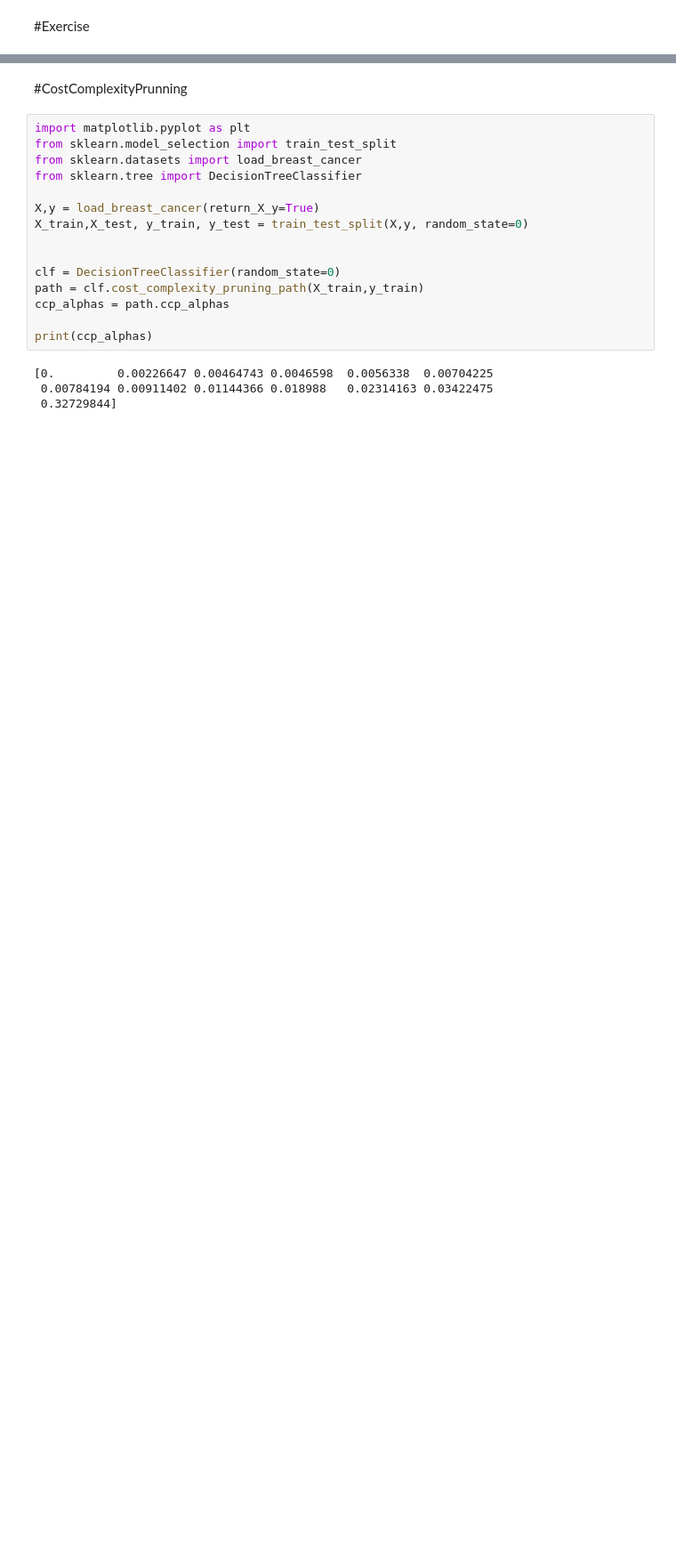
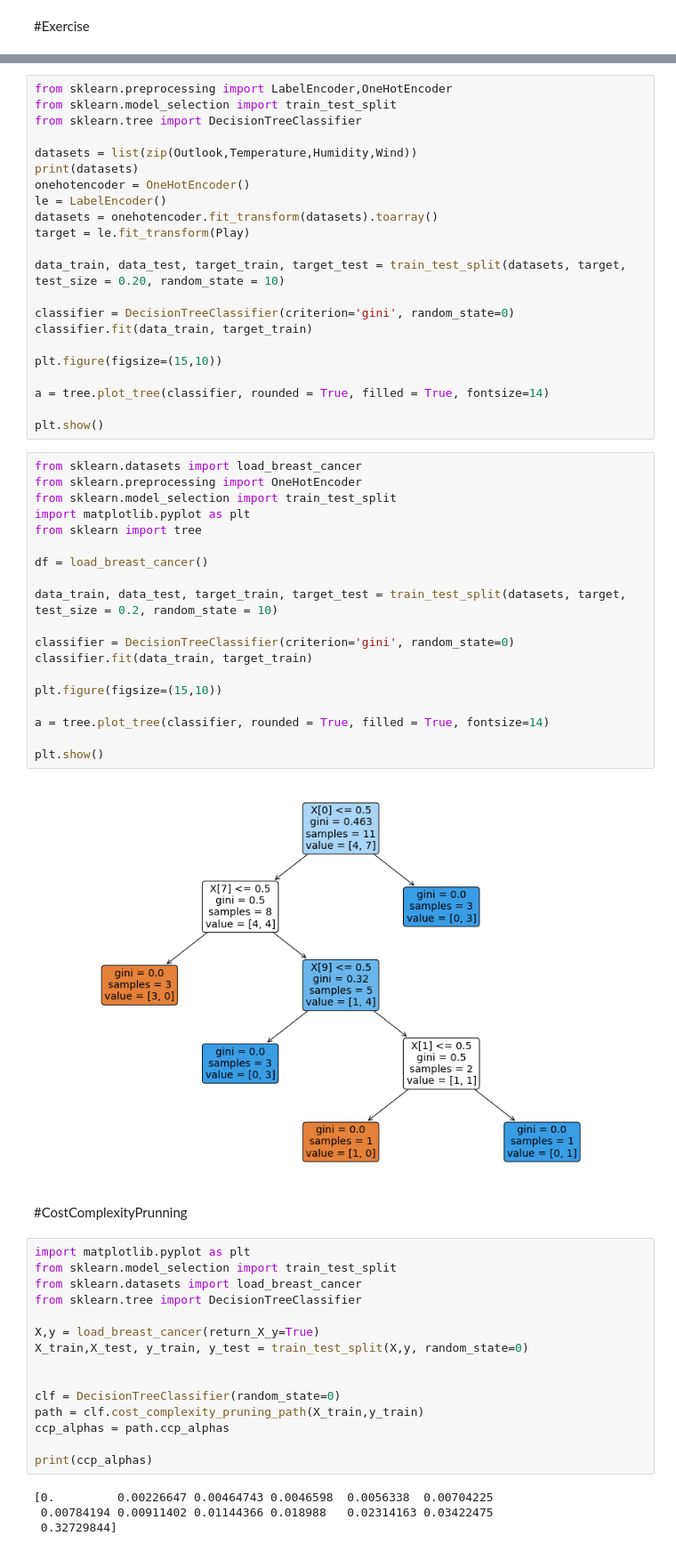
Before and after one commit to coder178/ML_Sem6, a Jupyter notebook: ML_Lab5.ipynb, the cells around one changed output, grey strips where cells are left out. Shown: that part at 89% size. Drawn from its saved outputs; the diff is of its cells as text; blank space fills up the shorter version.

```diff
--- a/ML_Lab5.ipynb
+++ b/ML_Lab5.ipynb
@@ -119,3 +109,46 @@ AttributeError: ignored
+# %%
+from sklearn.preprocessing import LabelEncoder,OneHotEncoder
+from sklearn.model_selection import train_test_split
+from sklearn.tree import DecisionTreeClassifier
+
+datasets = list(zip(Outlook,Temperature,Humidity,Wind))
+print(datasets)
+onehotencoder = OneHotEncoder()
+le = LabelEncoder()
+datasets = onehotencoder.fit_transform(datasets).toarray()
+target = le.fit_transform(Play)
+
+data_train, data_test, target_train, target_test = train_test_split(datasets, target, test_size = 0.20, random_state = 10)
+
+classifier = DecisionTreeClassifier(criterion='gini', random_state=0)
+classifier.fit(data_train, target_train)
+
+plt.figure(figsize=(15,10))
+
+a = tree.plot_tree(classifier, rounded = True, filled = True, fontsize=14)
+
+plt.show()
+# %%
+from sklearn.datasets import load_breast_cancer
+from sklearn.preprocessing import OneHotEncoder
+from sklearn.model_selection import train_test_split
+import matplotlib.pyplot as plt
+from sklearn import tree
+
+df = load_breast_cancer()
+
+data_train, data_test, target_train, target_test = train_test_split(datasets, target, test_size = 0.2, random_state = 10)
+
+classifier = DecisionTreeClassifier(criterion='gini', random_state=0)
+classifier.fit(data_train, target_train)
+
+plt.figure(figsize=(15,10))
+
+a = tree.plot_tree(classifier, rounded = True, filled = True, fontsize=14)
+
+plt.show()
+# %% [output]
+[figure, added]
 # %% [markdown]
 #CostComplexityPrunning
 # %%
```
Also changed, not shown: parts of 4 cells of this notebook.
